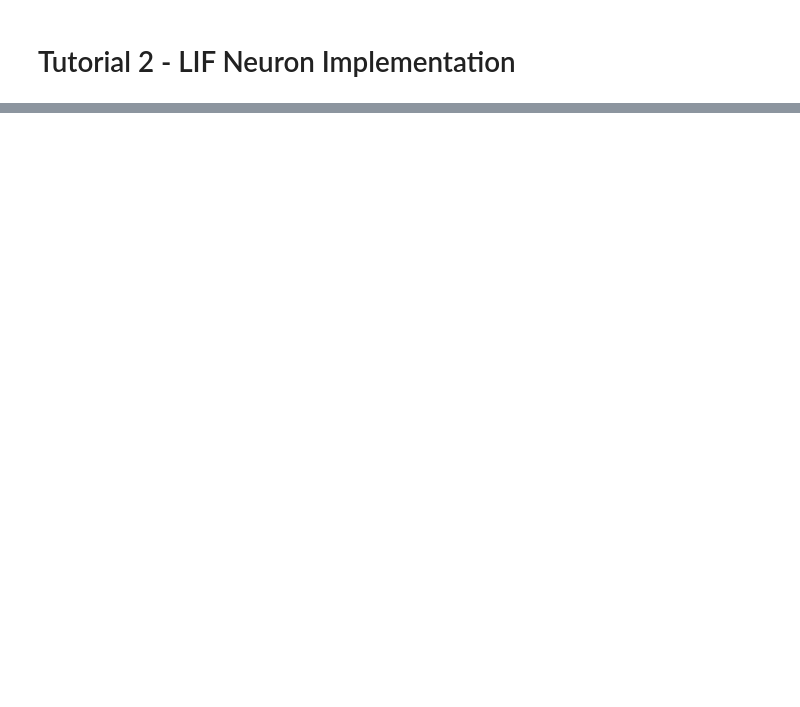
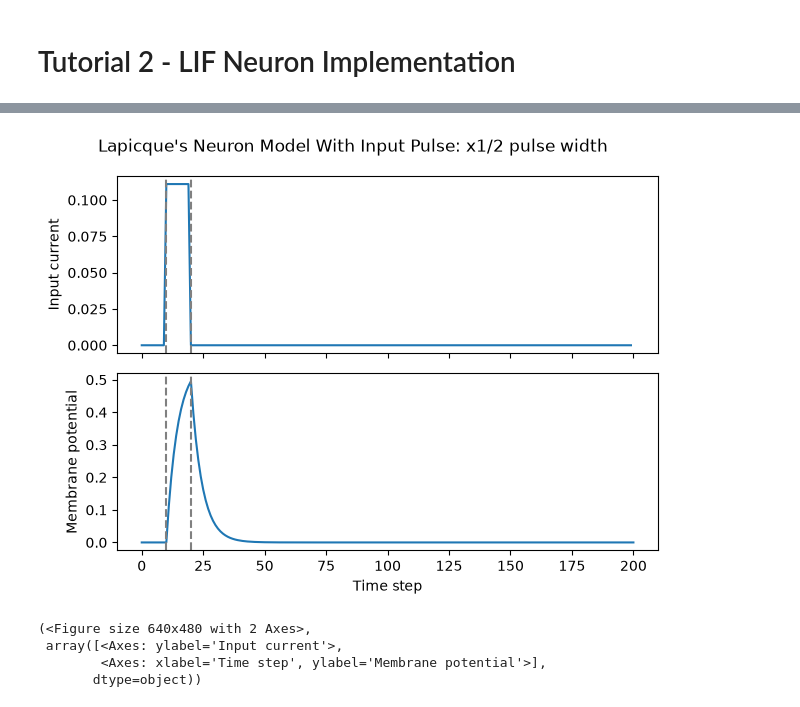
Before and after one commit to petermeeus/SNN_Project-Neural_Networks-RUG-, a Jupyter notebook: src/snn_project/notebooks/tutorial-snntorch.ipynb, the cells around one changed output, grey strips where cells are left out. Saved outputs shown, nothing was run; the diff lists cells and outputs as text; code cells hidden in the pictures; blank space fills up the shorter version.

```diff
--- a/src/snn_project/notebooks/tutorial-snntorch.ipynb
+++ b/src/snn_project/notebooks/tutorial-snntorch.ipynb
@@ -342,0 +592,21 @@ plt.show()
+# %%
+# Increase amplitude of current pulse; half the time.
+cur_in2 = torch.cat((torch.zeros(10, 1), torch.ones(10, 1)*0.111, torch.zeros(180, 1)), 0)  # input turns on at t=10, off at t=20
+mem = torch.zeros(1)
+spk_out = torch.zeros(1)
+mem_rec2 = [mem]
+
+# neuron simulation
+for step in range(num_steps):
+  spk_out, mem = lif1(cur_in2[step], mem)
+  mem_rec2.append(mem)
+mem_rec2 = torch.stack(mem_rec2)
+
+plot_current_pulse_response(cur_in2, mem_rec2, "Lapicque's Neuron Model With Input Pulse: x1/2 pulse width",
+                            vline1=10, vline2=20)
+# %% [output]
+[figure, added]
+(<Figure size 640x480 with 2 Axes>,
+ array([<Axes: ylabel='Input current'>,
+        <Axes: xlabel='Time step', ylabel='Membrane potential'>],
+       dtype=object))
```
Also changed, not shown: parts of 41 cells of this notebook, 8 other files.
